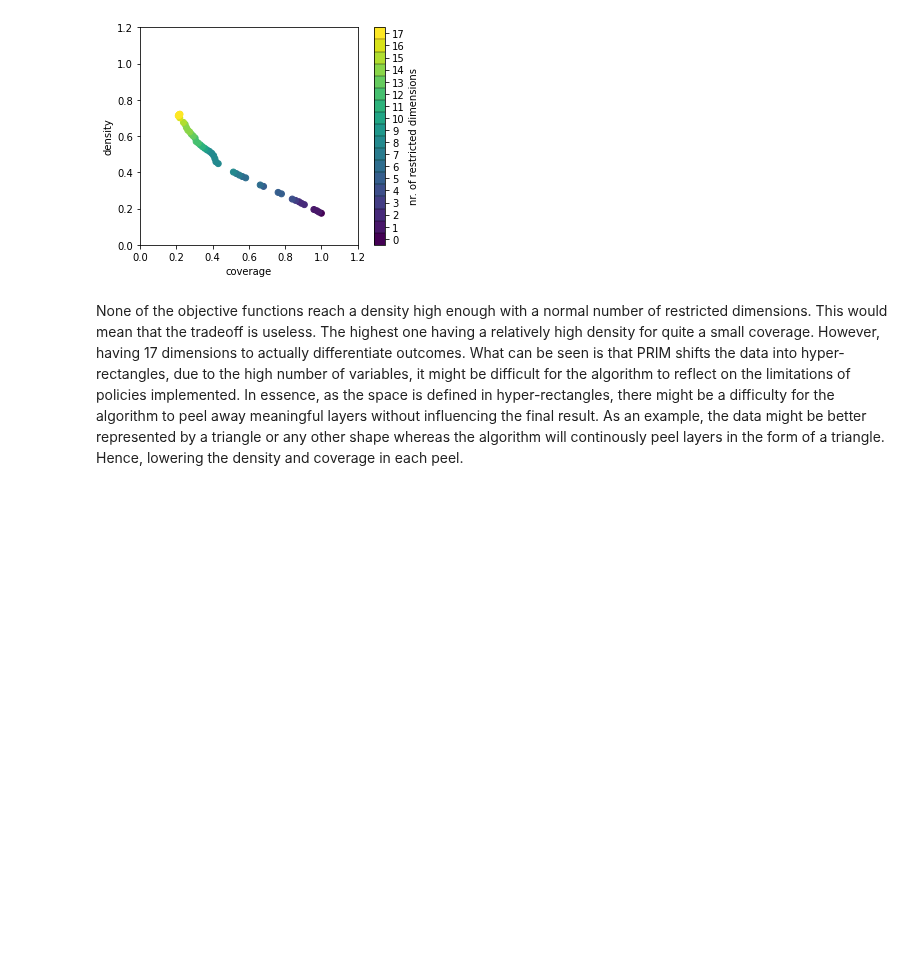
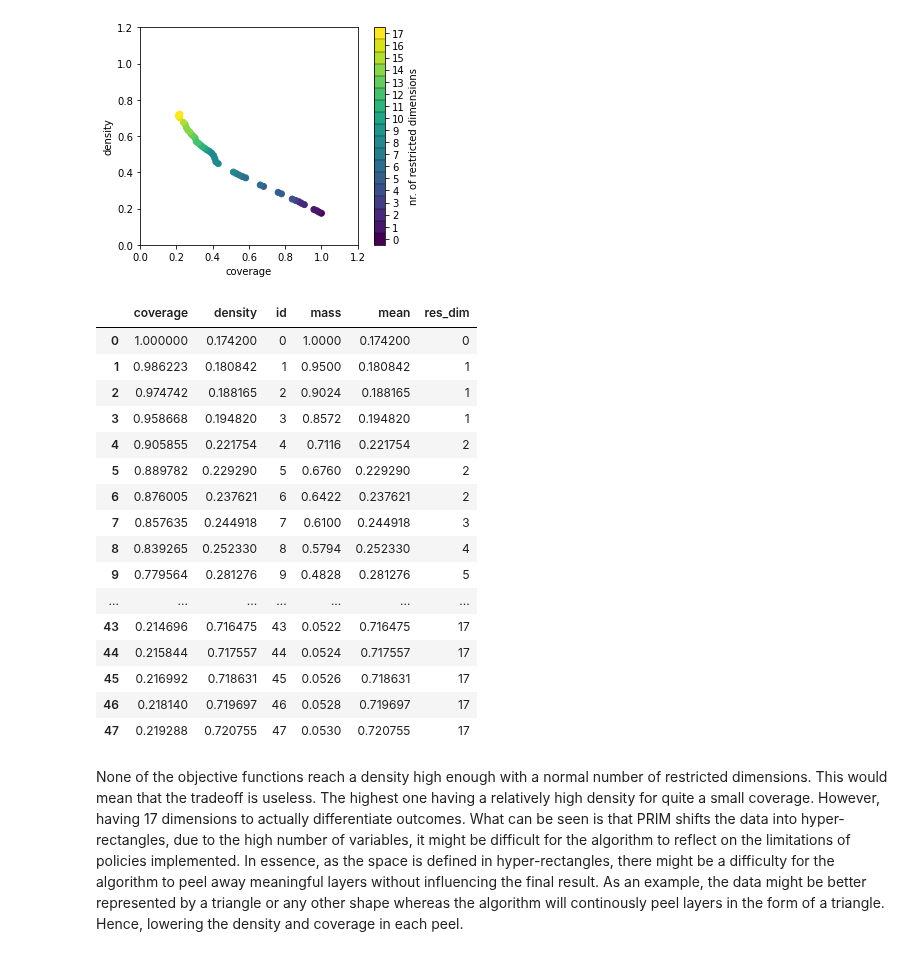
Before and after one commit to tamarvooijs/MBDM, a Jupyter notebook: Week 3-4 - vulnerability analysis/assignment 4 - scenario discovery.ipynb, the cells around one changed output. Cells and saved outputs as stored; diff of their text form; code cells hidden in the pictures; blank space fills up the shorter version.

```diff
--- a/Week 3-4 - vulnerability analysis/assignment 4 - scenario discovery.ipynb
+++ b/Week 3-4 - vulnerability analysis/assignment 4 - scenario discovery.ipynb
@@ -678,8 +678,8 @@ def classify(outcomes):
     data = outcomes['fraction renewables']
     #make an empty array of length equal to number of cases
     classes = np.zeros(data.shape[0])
-    # Cases where fraction renewables is lower in the end than at the start
-    classes[data[:, -1] < data[:, 0]] = 1
+    # Cases where fraction renewables is lower in the end than at the start (Same expression as y_h)
+    classes[data[:,0] > data[:,-1]] = 1
     return classes
 # %%
 results = load_results(file)
@@ -721,5 +721,25 @@ plt.show()
 [MainProcess/INFO] 5000 points remaining, containing 871 cases of interest
 [MainProcess/INFO] mean: 0.720754716981132, mass: 0.053, coverage: 0.21928817451205512, density: 0.720754716981132 restricted_dimensions: 17
 [figure]
+# %%
+box_leni2_hama.peeling_trajectory
+# %% [output]
+|  | coverage | density | id | mass | mean | res_dim |
+| 0 | 1.000000 | 0.174200 | 0 | 1.0000 | 0.174200 | 0 |
+| 1 | 0.986223 | 0.180842 | 1 | 0.9500 | 0.180842 | 1 |
+| 2 | 0.974742 | 0.188165 | 2 | 0.9024 | 0.188165 | 1 |
+| 3 | 0.958668 | 0.194820 | 3 | 0.8572 | 0.194820 | 1 |
+| 4 | 0.905855 | 0.221754 | 4 | 0.7116 | 0.221754 | 2 |
+| 5 | 0.889782 | 0.229290 | 5 | 0.6760 | 0.229290 | 2 |
+| 6 | 0.876005 | 0.237621 | 6 | 0.6422 | 0.237621 | 2 |
+| 7 | 0.857635 | 0.244918 | 7 | 0.6100 | 0.244918 | 3 |
+| 8 | 0.839265 | 0.252330 | 8 | 0.5794 | 0.252330 | 4 |
+| 9 | 0.779564 | 0.281276 | 9 | 0.4828 | 0.281276 | 5 |
+| ... | ... | ... | ... | ... | ... | ... |
+| 43 | 0.214696 | 0.716475 | 43 | 0.0522 | 0.716475 | 17 |
+| 44 | 0.215844 | 0.717557 | 44 | 0.0524 | 0.717557 | 17 |
+| 45 | 0.216992 | 0.718631 | 45 | 0.0526 | 0.718631 | 17 |
+| 46 | 0.218140 | 0.719697 | 46 | 0.0528 | 0.719697 | 17 |
+| 47 | 0.219288 | 0.720755 | 47 | 0.0530 | 0.720755 | 17 |
 # %% [markdown]
 None of the objective functions reach a density high enough with a normal number of restricted dimensions. This would mean that the tradeoff is useless. The highest one having a relatively high density for quite a small coverage. However, having 17 dimensions to actually differentiate outcomes. What can be seen is that PRIM shifts the data into hyper-rectangles, due to the high number of variables, it might be difficult for the algorithm to reflect on the limitations of policies implemented. In essence, as the space is defined in hyper-rectangles, there might be a difficulty for the algorithm to peel away meaningful layers without influencing the final result. As an example, the data might be better represented by a triangle or any other shape whereas the algorithm will continously peel layers in the form of a triangle. Hence, lowering the density and coverage in each peel.
```
Also changed, not shown: parts of 24 cells of this notebook, 1 other file.
